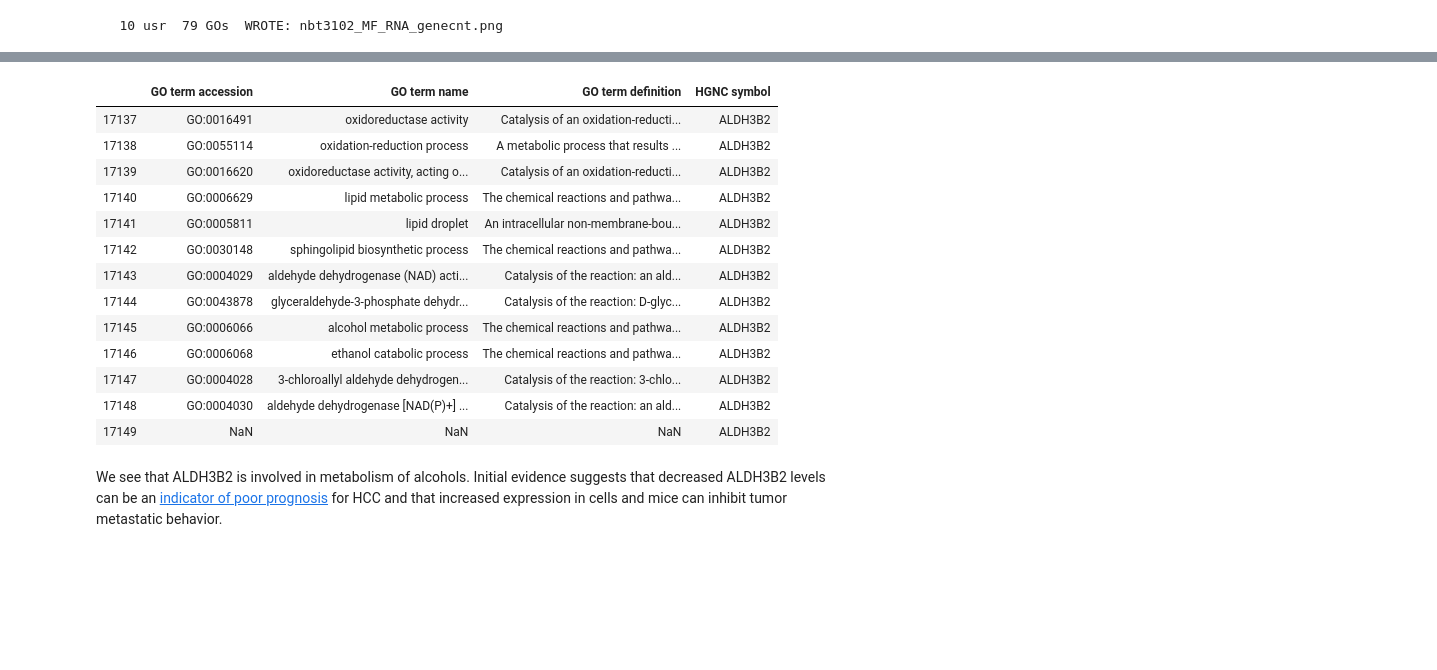
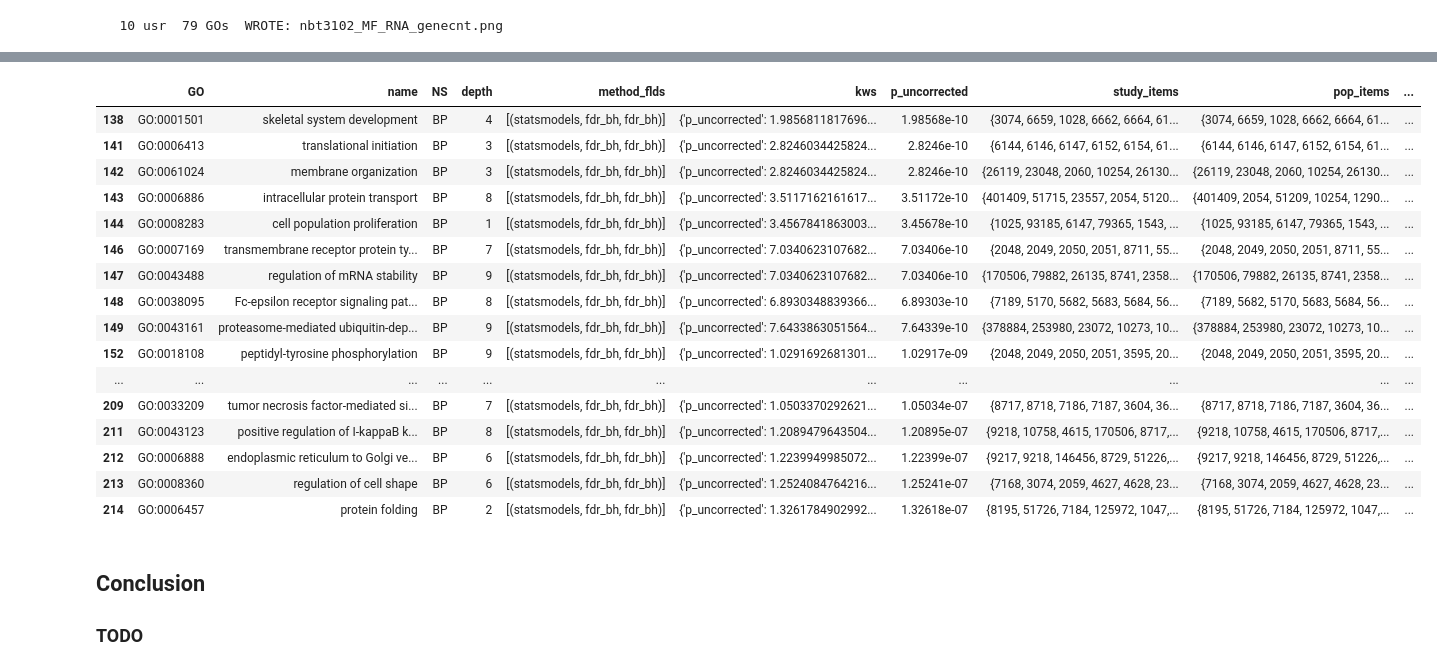
Before and after one commit to sohilsshah91/hacknights, a Jupyter notebook: tcga-series/post/post1_mwe_introduction.ipynb, the cells around one changed output, grey strips where cells are left out. Saved outputs shown, nothing was run; the diff lists cells and outputs as text; code cells hidden in the pictures; blank space fills up the shorter version.

```diff
--- a/tcga-series/post/post1_mwe_introduction.ipynb
+++ b/tcga-series/post/post1_mwe_introduction.ipynb
@@ -692,19 +683,24 @@ bm.to_csv('go_terms.csv')
-# %%
-bm[bm['HGNC symbol'] == 'ALDH3B2']
-# %% [output]
-|  | GO term accession | GO term name | GO term definition | HGNC symbol |
-| 17137 | GO:0016491 | oxidoreductase activity | Catalysis of an oxidation-reducti... | ALDH3B2 |
-| 17138 | GO:0055114 | oxidation-reduction process | A metabolic process that results ... | ALDH3B2 |
-| 17139 | GO:0016620 | oxidoreductase activity, acting o... | Catalysis of an oxidation-reducti... | ALDH3B2 |
-| 17140 | GO:0006629 | lipid metabolic process | The chemical reactions and pathwa... | ALDH3B2 |
-| 17141 | GO:0005811 | lipid droplet | An intracellular non-membrane-bou... | ALDH3B2 |
-| 17142 | GO:0030148 | sphingolipid biosynthetic process | The chemical reactions and pathwa... | ALDH3B2 |
-| 17143 | GO:0004029 | aldehyde dehydrogenase (NAD) acti... | Catalysis of the reaction: an ald... | ALDH3B2 |
-| 17144 | GO:0043878 | glyceraldehyde-3-phosphate dehydr... | Catalysis of the reaction: D-glyc... | ALDH3B2 |
-| 17145 | GO:0006066 | alcohol metabolic process | The chemical reactions and pathwa... | ALDH3B2 |
-| 17146 | GO:0006068 | ethanol catabolic process | The chemical reactions and pathwa... | ALDH3B2 |
-| 17147 | GO:0004028 | 3-chloroallyl aldehyde dehydrogen... | Catalysis of the reaction: 3-chlo... | ALDH3B2 |
-| 17148 | GO:0004030 | aldehyde dehydrogenase [NAD(P)+] ... | Catalysis of the reaction: an ald... | ALDH3B2 |
-| 17149 | NaN | NaN | NaN | ALDH3B2 |
-# %% [markdown]
-We see that ALDH3B2 is involved in metabolism of alcohols. Initial evidence suggests that decreased ALDH3B2 levels can be an [indicator of poor prognosis](https://aasldpubs.onlinelibrary.wiley.com/doi/full/10.1002/hep.29006) for HCC and that increased expression in cells and mice can inhibit tumor metastatic behavior.
+# %%
+results.loc[results['NS'] == 'BP'][50:100]
+# %% [output]
+|  | GO | name | NS | depth | method_flds | kws | p_uncorrected | study_items | pop_items | ... |
+| 138 | GO:0001501 | skeletal system development | BP | 4 | [(statsmodels, fdr_bh, fdr_bh)] | {'p_uncorrected': 1.9856811817696... | 1.98568e-10 | {3074, 6659, 1028, 6662, 6664, 61... | {3074, 6659, 1028, 6662, 6664, 61... | ... |
+| 141 | GO:0006413 | translational initiation | BP | 3 | [(statsmodels, fdr_bh, fdr_bh)] | {'p_uncorrected': 2.8246034425824... | 2.8246e-10 | {6144, 6146, 6147, 6152, 6154, 61... | {6144, 6146, 6147, 6152, 6154, 61... | ... |
+| 142 | GO:0061024 | membrane organization | BP | 3 | [(statsmodels, fdr_bh, fdr_bh)] | {'p_uncorrected': 2.8246034425824... | 2.8246e-10 | {26119, 23048, 2060, 10254, 26130... | {26119, 23048, 2060, 10254, 26130... | ... |
+| 143 | GO:0006886 | intracellular protein transport | BP | 8 | [(statsmodels, fdr_bh, fdr_bh)] | {'p_uncorrected': 3.5117162161617... | 3.51172e-10 | {401409, 51715, 23557, 2054, 5120... | {401409, 2054, 51209, 10254, 1290... | ... |
+| 144 | GO:0008283 | cell population proliferation | BP | 1 | [(statsmodels, fdr_bh, fdr_bh)] | {'p_uncorrected': 3.4567841863003... | 3.45678e-10 | {1025, 93185, 6147, 79365, 1543, ... | {1025, 93185, 6147, 79365, 1543, ... | ... |
+| 146 | GO:0007169 | transmembrane receptor protein ty... | BP | 7 | [(statsmodels, fdr_bh, fdr_bh)] | {'p_uncorrected': 7.0340623107682... | 7.03406e-10 | {2048, 2049, 2050, 2051, 8711, 55... | {2048, 2049, 2050, 2051, 8711, 55... | ... |
+| 147 | GO:0043488 | regulation of mRNA stability | BP | 9 | [(statsmodels, fdr_bh, fdr_bh)] | {'p_uncorrected': 7.0340623107682... | 7.03406e-10 | {170506, 79882, 26135, 8741, 2358... | {170506, 79882, 26135, 8741, 2358... | ... |
+| 148 | GO:0038095 | Fc-epsilon receptor signaling pat... | BP | 8 | [(statsmodels, fdr_bh, fdr_bh)] | {'p_uncorrected': 6.8930348839366... | 6.89303e-10 | {7189, 5170, 5682, 5683, 5684, 56... | {7189, 5682, 5170, 5683, 5684, 56... | ... |
+| 149 | GO:0043161 | proteasome-mediated ubiquitin-dep... | BP | 9 | [(statsmodels, fdr_bh, fdr_bh)] | {'p_uncorrected': 7.6433863051564... | 7.64339e-10 | {378884, 253980, 23072, 10273, 10... | {378884, 253980, 23072, 10273, 10... | ... |
+| 152 | GO:0018108 | peptidyl-tyrosine phosphorylation | BP | 9 | [(statsmodels, fdr_bh, fdr_bh)] | {'p_uncorrected': 1.0291692681301... | 1.02917e-09 | {2048, 2049, 2050, 2051, 3595, 20... | {2048, 2049, 2050, 2051, 3595, 20... | ... |
+| ... | ... | ... | ... | ... | ... | ... | ... | ... | ... | ... |
+| 209 | GO:0033209 | tumor necrosis factor-mediated si... | BP | 7 | [(statsmodels, fdr_bh, fdr_bh)] | {'p_uncorrected': 1.0503370292621... | 1.05034e-07 | {8717, 8718, 7186, 7187, 3604, 36... | {8717, 8718, 7186, 7187, 3604, 36... | ... |
+| 211 | GO:0043123 | positive regulation of I-kappaB k... | BP | 8 | [(statsmodels, fdr_bh, fdr_bh)] | {'p_uncorrected': 1.2089479643504... | 1.20895e-07 | {9218, 10758, 4615, 170506, 8717,... | {9218, 10758, 4615, 170506, 8717,... | ... |
+| 212 | GO:0006888 | endoplasmic reticulum to Golgi ve... | BP | 6 | [(statsmodels, fdr_bh, fdr_bh)] | {'p_uncorrected': 1.2239949985072... | 1.22399e-07 | {9217, 9218, 146456, 8729, 51226,... | {9217, 9218, 146456, 8729, 51226,... | ... |
+| 213 | GO:0008360 | regulation of cell shape | BP | 6 | [(statsmodels, fdr_bh, fdr_bh)] | {'p_uncorrected': 1.2524084764216... | 1.25241e-07 | {7168, 3074, 2059, 4627, 4628, 23... | {7168, 3074, 2059, 4627, 4628, 23... | ... |
+| 214 | GO:0006457 | protein folding | BP | 2 | [(statsmodels, fdr_bh, fdr_bh)] | {'p_uncorrected': 1.3261784902992... | 1.32618e-07 | {8195, 51726, 7184, 125972, 1047,... | {8195, 51726, 7184, 125972, 1047,... | ... |
+# %% [markdown]
+## Conclusion
+
+### TODO
```
Also changed, not shown: parts of 13 cells of this notebook.
